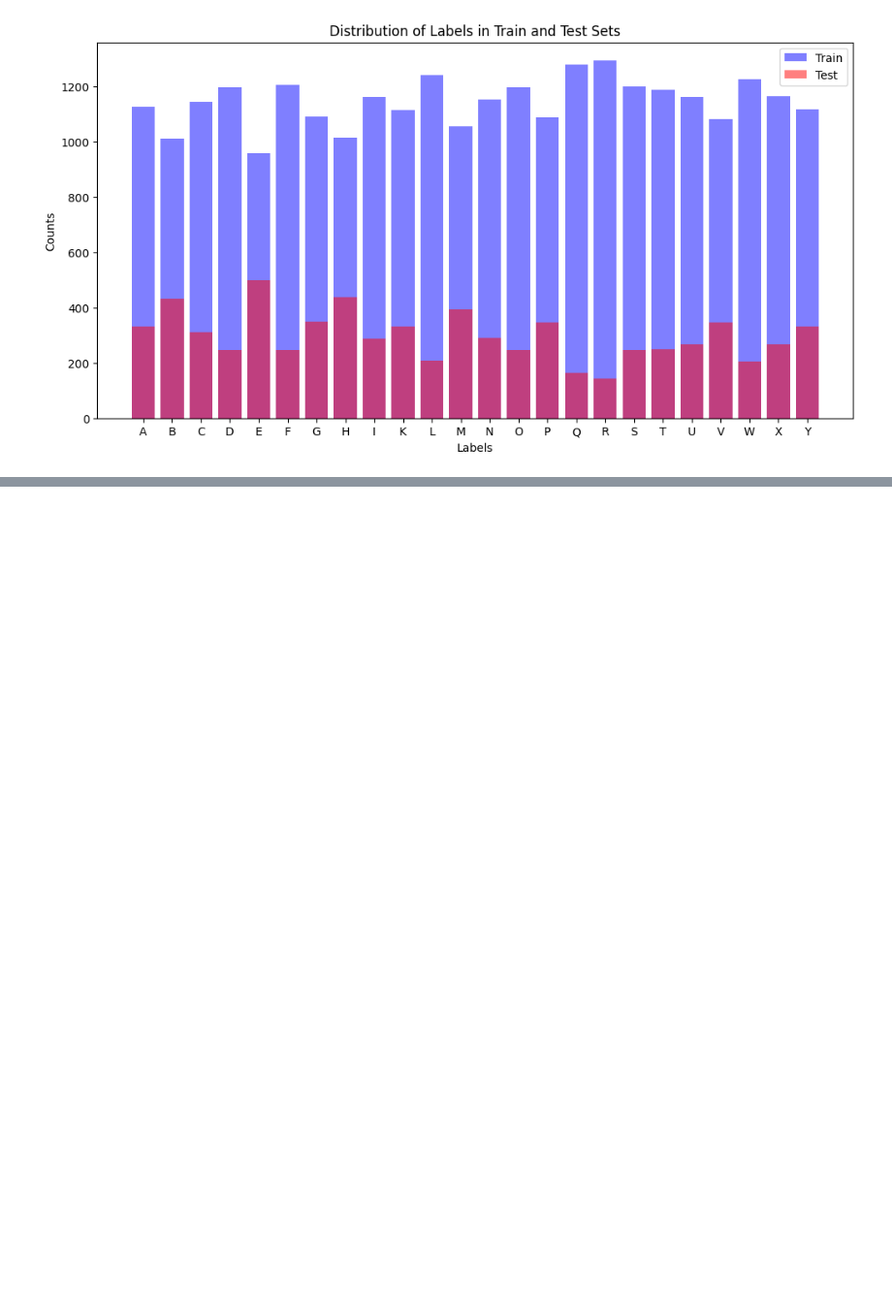
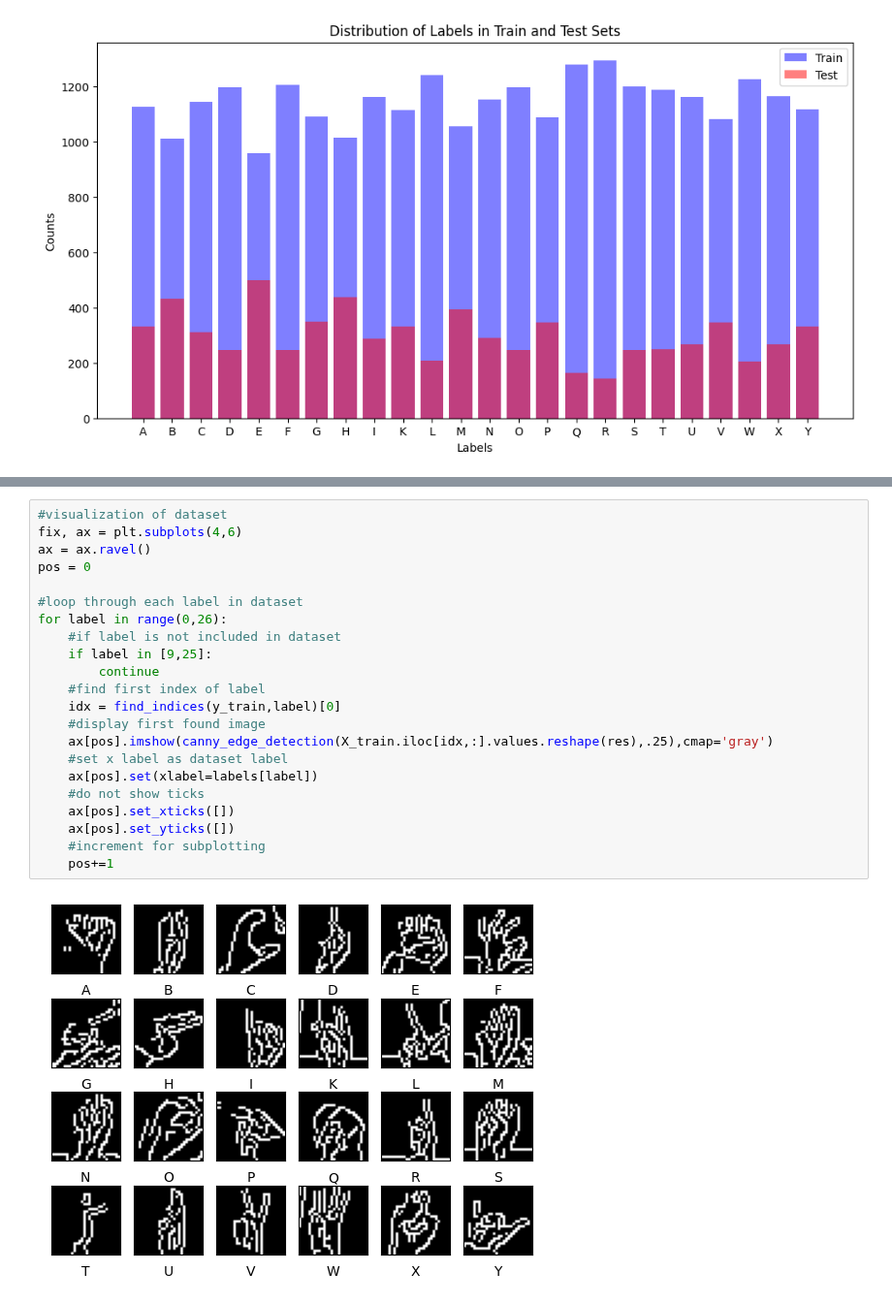
Before and after one commit to DataScienceAndEngineering/machine-learning-dse-i210-final-project-signlanguageclassification, a Jupyter notebook: notebooks/1.0-final-EDA.ipynb, the cells around one changed output, grey strips where cells are left out. Shown at 97% size. Saved outputs shown, nothing was run; the diff lists cells and outputs as text; blank space fills up the shorter version.

```diff
--- a/notebooks/1.0-final-EDA.ipynb
+++ b/notebooks/1.0-final-EDA.ipynb
@@ -170,0 +204,24 @@ plt.show()
+# %%
+#visualization of dataset
+fix, ax = plt.subplots(4,6)
+ax = ax.ravel()
+pos = 0
+
+#loop through each label in dataset
+for label in range(0,26):
+    #if label is not included in dataset
+    if label in [9,25]:
+        continue
+    #find first index of label
+    idx = find_indices(y_train,label)[0]
+    #display first found image
+    ax[pos].imshow(canny_edge_detection(X_train.iloc[idx,:].values.reshape(res),.25),cmap='gray')
+    #set x label as dataset label
+    ax[pos].set(xlabel=labels[label])
+    #do not show ticks
+    ax[pos].set_xticks([])
+    ax[pos].set_yticks([])
+    #increment for subplotting
+    pos+=1
+# %% [output]
+[figure, added]
```
Also changed, not shown: parts of 1 cell of this notebook.
